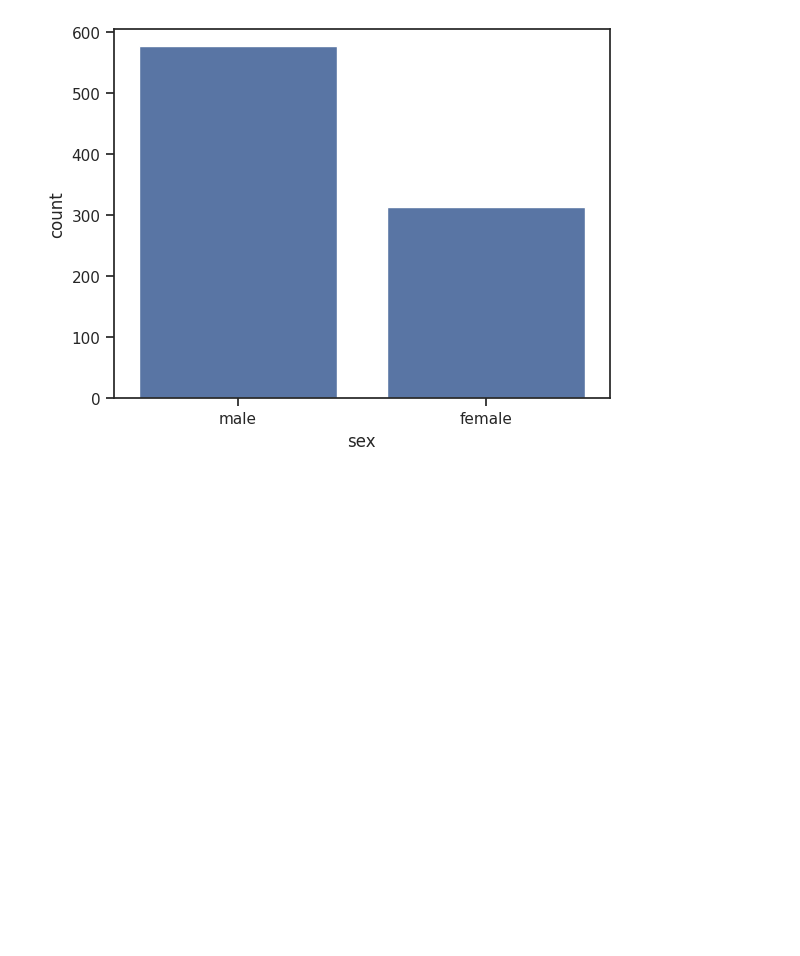
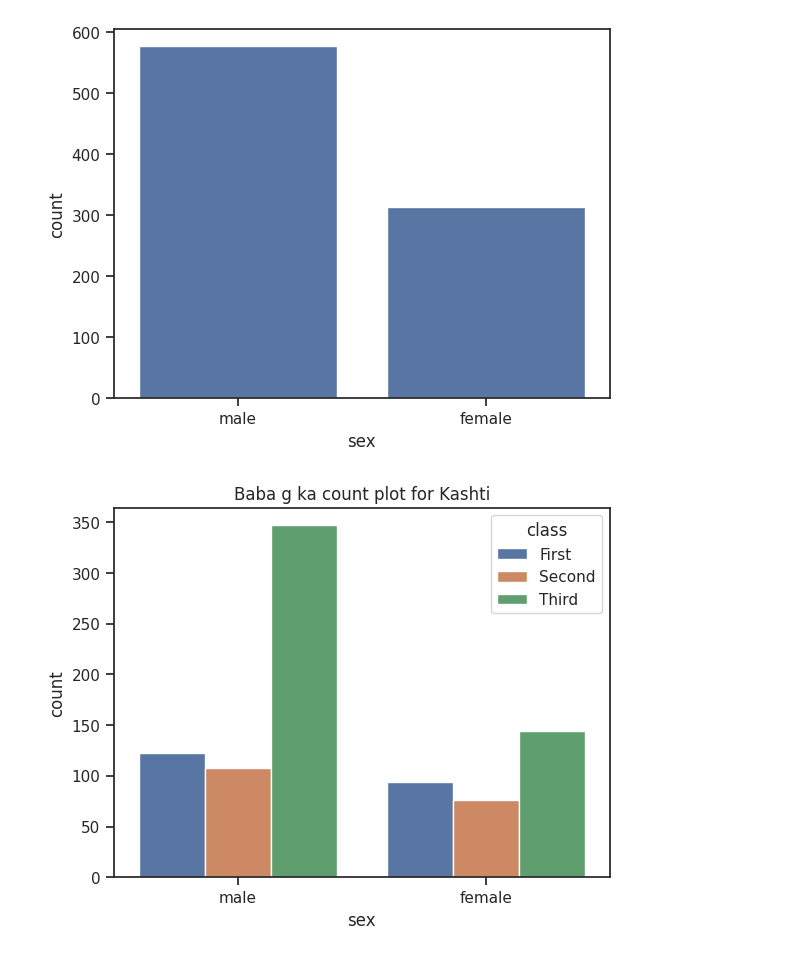
Before and after one commit to ahmadzulfiqar001/python-100-days-beginner-to-advance-, a Jupyter notebook: Day_9_of_python.ipynb, the cells around one changed output. Saved outputs shown, nothing was run; the diff lists cells and outputs as text; code cells hidden in the pictures; blank space fills up the shorter version.

```diff
--- a/Day_9_of_python.ipynb
+++ b/Day_9_of_python.ipynb
@@ -36,3 +36,27 @@ plt.show()
 
 [891 rows x 15 columns]
 [figure]
+# %%
+# steps involved in data visuallization
+
+# import libraries
+import seaborn as sns
+import matplotlib.pyplot as plt
+
+# set a theme
+sns.set_theme(style = "ticks", color_codes = True)
+
+# import dataset (you can import your own data set also)
+Kashti = sns.load_dataset("titanic")
+#print(Kashti)
+
+# # plot basic graph with in variable(count)
+# p = sns.countplot(x="sex", data=Kashti)
+# plt.show()
+
+# plot basic graph with 2 variables (count plot) with  title
+p =sns.countplot(x="sex", data=Kashti, hue="class")
+p.set_title("Baba g ka count plot for Kashti")
+plt.show()
+# %% [output]
+[figure, added]
```
Also changed, not shown: parts of 1 cell of this notebook.
